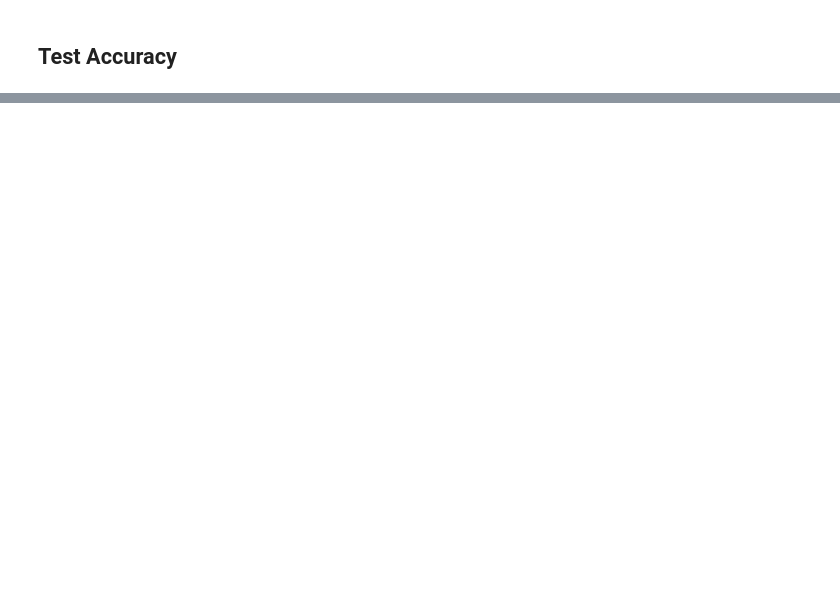
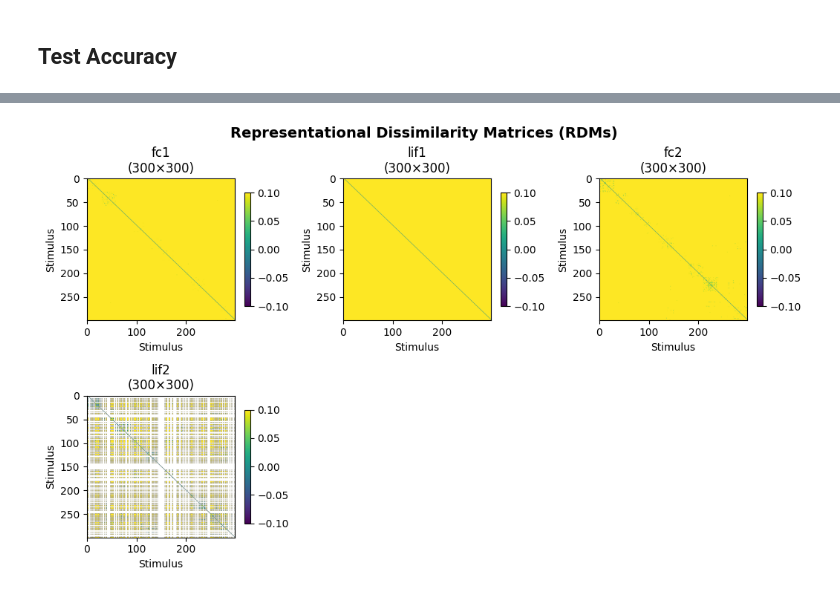
Before and after one commit to pranmod01/perceptrons-neuromatch, a Jupyter notebook: notebooks/SNN_test.ipynb, the cells around one changed output, grey strips where cells are left out. Drawn from its saved outputs; the diff is of its cells as text; code cells hidden in the pictures; blank space fills up the shorter version.

```diff
--- a/notebooks/SNN_test.ipynb
+++ b/notebooks/SNN_test.ipynb
@@ -70,7 +70,7 @@ num_steps= 25
 beta= 0.95
 # %%
 class Snn(nn.Module):
-    def __init__(self):
+    def __init__(self, num_inputs, num_hidden, num_outputs, beta):
         super().__init__()
 
         # Initialize layers before defining the forward function
@@ -122,12 +122,12 @@ class Snn(nn.Module):
 
 
 # Load the network onto CUDA if available
-snn = Snn().to(device)
+snn_loaded = Snn(num_inputs, num_hidden, num_outputs, beta).to(device)
 # %% [markdown]
 ## Training
 # %%
 loss = nn.CrossEntropyLoss()
-optimizer = torch.optim.Adam(snn.parameters(), lr=5e-4, betas=(0.9, 0.999))
+optimizer = torch.optim.Adam(snn_loaded.parameters(), lr=5e-4, betas=(0.9, 0.999))
 
 # # 60000 data samples / 128 samples per batch = approx 468 iterations
 num_epochs = 1
@@ -147,8 +147,8 @@ for epoch in range(num_epochs):
         targets = targets.to(device)
 
         #forward pass: we set our network to train mode, and pass the data into it
-        snn.train()
-        spk_rec, mem_rec, _, _ = snn(data.flatten(1))
+        snn_loaded.train()
+        spk_rec, mem_rec, _, _ = snn_loaded(data.flatten(1))
         #spk_rec and mem_rec sizes:  torch.Size([25, 128, 10])
 
         # initialize the loss & sum over time
@@ -170,7 +170,7 @@ for epoch in range(num_epochs):
 
         if counter == cntLim:
             if(saveMdl):
-                torch.save(snn.state_dict(), 'snn_mdl.pth')
+                torch.save(snn_loaded.state_dict(), 'snn_mdl.pth')
                 print(' -->[+] model saved')
             else: print('   -->[x] no save')
             break
@@ -247,0 +558,10 @@ Accuracy:  0.8513621687889099
+# %%
+i = 20
+activations_per_timestep = {}
+for layer in layers_to_extract:
+    activations_per_timestep[layer] = activations[layer][i]
+# %%
+rdms, rdms_dict = calc_rdms(activations_per_timestep, method='correlation')
+plot_rdms(rdms_dict)
+# %% [output]
+[figure, added]
```
Also changed, not shown: parts of 29 cells of this notebook, 14 other files.
